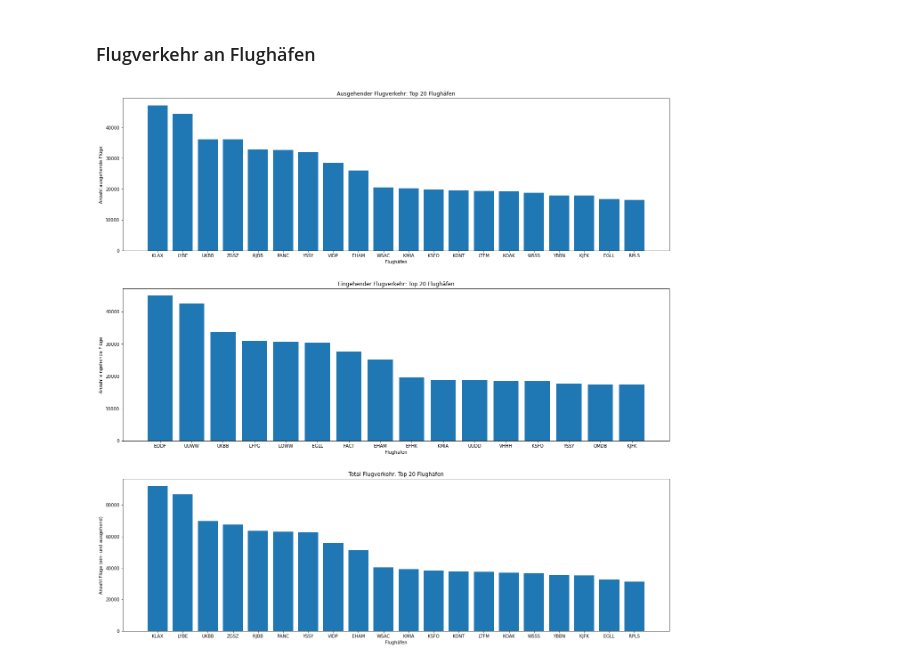
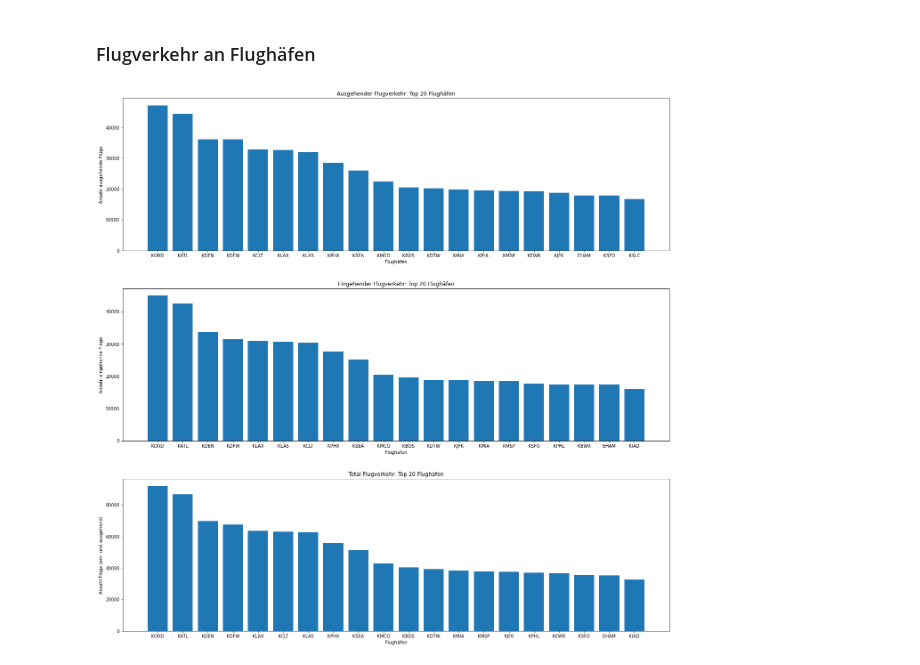
Before and after one commit to marcschny/DataStory_AirplaneHubs, a Jupyter notebook: AirplaneHubs/DataStory_AirplaneHubs.ipynb, the cells around one changed output. Cells and saved outputs as stored; diff of their text form; code cells hidden in the pictures.

```diff
--- a/AirplaneHubs/DataStory_AirplaneHubs.ipynb
+++ b/AirplaneHubs/DataStory_AirplaneHubs.ipynb
@@ -23,39 +23,63 @@ df_flights = pd.read_csv("data/preprocessed/flights.csv")
 # %%
 #bar charts for in and outgoing flight trafic
 fig, ax = plt.subplots(nrows=3, ncols=1, figsize=(22,22))
 
-def sortAndHead(df):
-    df = df.sort_values(ascending=False)
-    return df.head(20)
+def topAirportsAndCounts(df):
+    '''Return new df with all airports and their value_counts (only top 20)'''
 
-#outgoing flight trafics (top 20 airports)
-_ = ax[0].bar(df_flights["origin"][:22], df_flights["origin"].value_counts()[:22])
+    #create new df with columns airport and counts
+    new_df = pd.DataFrame(columns=["airport", "counts"])
+
+    #assign df values to new_df.airport
+    new_df["airport"] = df
+
+    #assign airports group-count to new_df.counts
+    new_df["counts"] = new_df.groupby("airport")["airport"].transform("count")
+
+    #drop duplicates from new_df
+    new_df.drop_duplicates(inplace=True)
+
+    #sort new_df by counts descending
+    new_df = new_df.sort_values(by=["counts"], ascending=False)
+
+    #return only the top 20
+    return new_df.head(20)
+
+
+
+topAirportsOrigin = topAirportsAndCounts(df_flights["origin"])
+topAirportsDestination = topAirportsAndCounts(df_flights["destination"])
+
+
+#outgoing flight trafic (top 20 airports)
+_ = ax[0].bar(topAirportsOrigin["airport"], topAirportsOrigin["counts"])
 _ = ax[0].set_title("Ausgehender Flugverkehr: Top 20 Flughäfen")
 _ = ax[0].set_xlabel("Flughäfen")
 _ = ax[0].set_ylabel("Anzahl ausgehende Flüge")
-#ingoing flight trafics (top 20 airports)
-_ = ax[1].bar(df_flights["destination"][:22], df_flights["destination"].value_counts()[:22])
+
+#incoming flight trafic (top 20 airports)
+_ = ax[1].bar(topAirportsDestination["airport"], topAirportsDestination["counts"])
 _ = ax[1].set_title("Eingehender Flugverkehr: Top 20 Flughäfen")
 _ = ax[1].set_xlabel("Flughäfen")
 _ = ax[1].set_ylabel("Anzahl eingehende Flüge")
 
-#concat in and outgoings
+#concat incoming and outgoing flights
 airtrafic = pd.DataFrame(columns=["airport", "count", "city", "lat", "long"])
 airtrafic["airport"] = pd.concat([df_flights["origin"], df_flights["destination"]])
 
-#add counts to dataframe
-airtrafic["count"] = airtrafic.groupby("airport")["airport"].transform("count")
 
 #total air trafic (top 20 airports)
-_ = ax[2].bar(airtrafic["airport"][:22], airtrafic["airport"].value_counts()[:22])
+topAirportsOverall = topAirportsAndCounts(airtrafic["airport"])
+
+_ = ax[2].bar(topAirportsOverall["airport"], topAirportsOverall["counts"])
 _ = ax[2].set_title("Total Flugverkehr: Top 20 Flughäfen")
 _ = ax[2].set_xlabel("Flughäfen")
 _ = ax[2].set_ylabel("Anzahl Flüge (ein- und ausgehend)")
 
 #add vertical space between subplots
 _ = plt.subplots_adjust(hspace=.25)
 # %% [output]
-[figure, old version]
+[figure, new version]
 # %%
 import plotly.offline as pyo
 pyo.init_notebook_mode()
```
Also changed, not shown: parts of 1 cell of this notebook.
